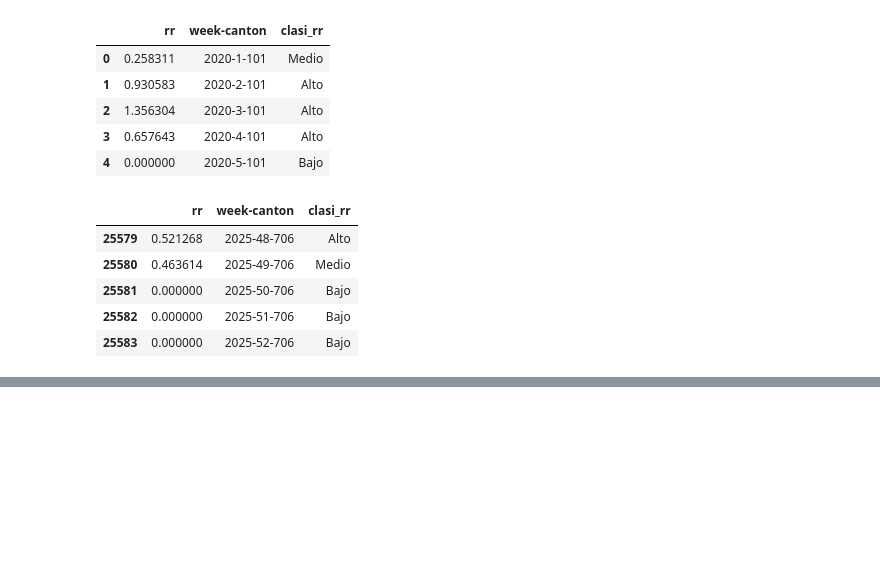
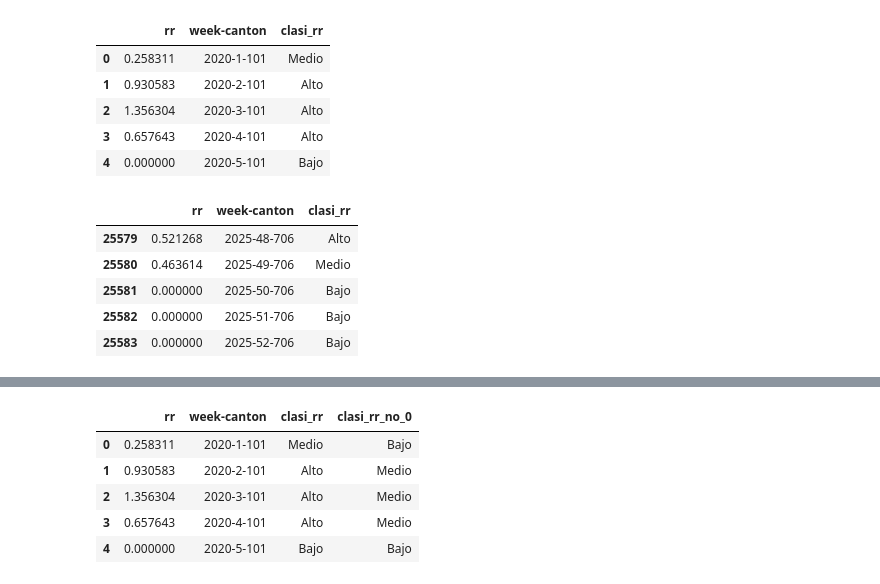
Before and after one commit to artisticlimon/dengue-model, a Jupyter notebook: processing/relative_risk.ipynb, the cells around one changed output, grey strips where cells are left out. Drawn from its saved outputs; the diff is of its cells as text; code cells hidden in the pictures; blank space fills up the shorter version.

```diff
--- a/processing/relative_risk.ipynb
+++ b/processing/relative_risk.ipynb
@@ -198,0 +272,9 @@ relative_risk.to_csv("../data/clean/relative_risk.csv", index=False)
+# %%
+rr.head()
+# %% [output]
+|  | rr | week-canton | clasi_rr | clasi_rr_no_0 |
+| 0 | 0.258311 | 2020-1-101 | Medio | Bajo |
+| 1 | 0.930583 | 2020-2-101 | Alto | Medio |
+| 2 | 1.356304 | 2020-3-101 | Alto | Medio |
+| 3 | 0.657643 | 2020-4-101 | Alto | Medio |
+| 4 | 0.000000 | 2020-5-101 | Bajo | Bajo |
```
Also changed, not shown: parts of 14 cells of this notebook, 1 other file.
